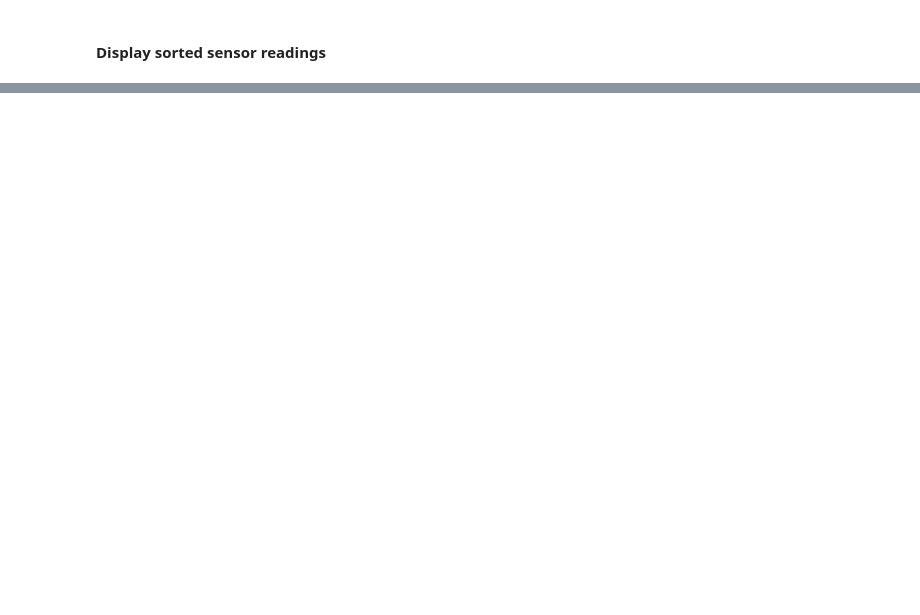
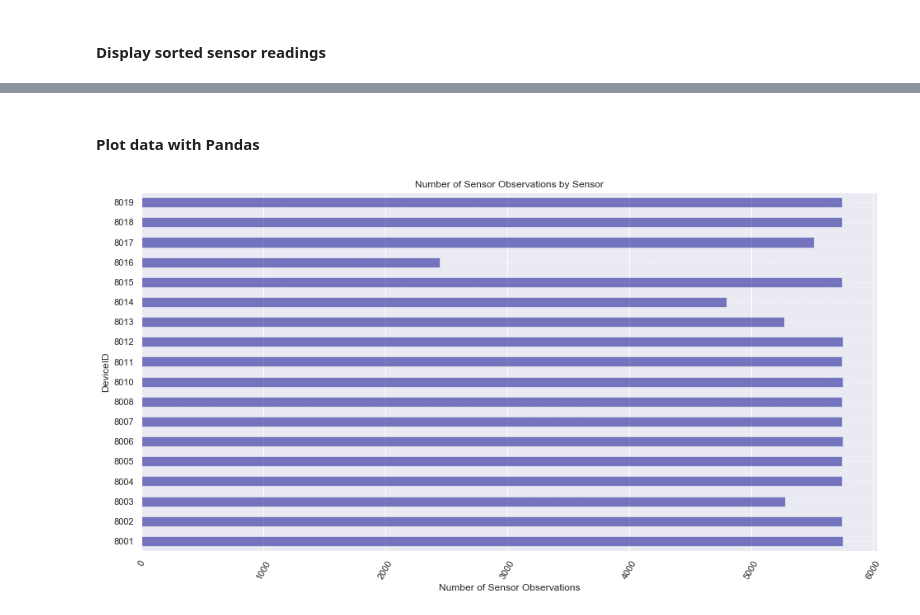
Before and after one commit to virtualarchitectures/ICRI_Envirosensor_Data_Analysis, a Jupyter notebook: ICRI Envirosensor Data Analysis.ipynb, the cells around one changed output, grey strips where cells are left out. Saved outputs shown, nothing was run; the diff lists cells and outputs as text; code cells hidden in the pictures; blank space fills up the shorter version.

```diff
--- a/ICRI Envirosensor Data Analysis.ipynb
+++ b/ICRI Envirosensor Data Analysis.ipynb
@@ -315,0 +444,22 @@ only showing top 10 rows
+# %% [markdown]
+#### Plot data with Pandas
+# %%
+# Plotting directly from DataFrames with Pandas
+visual_df.plot(
+    x='DeviceID',
+    y='count',
+    kind='barh',
+    legend=False,
+    color='darkblue',
+    width=0.5,
+    alpha=0.5
+)
+# The plot is now created, and we use Matplotlib style
+# commands to enhance the output.
+plt.xticks(rotation=60)
+plt.ylabel("DeviceID")
+plt.xlabel("Number of Sensor Observations")
+plt.title("Number of Sensor Observations by Sensor")
+plt.gca().yaxis.grid(linestyle=':')
+# %% [output]
+[figure, added]
```
Also changed, not shown: parts of 35 cells of this notebook.
